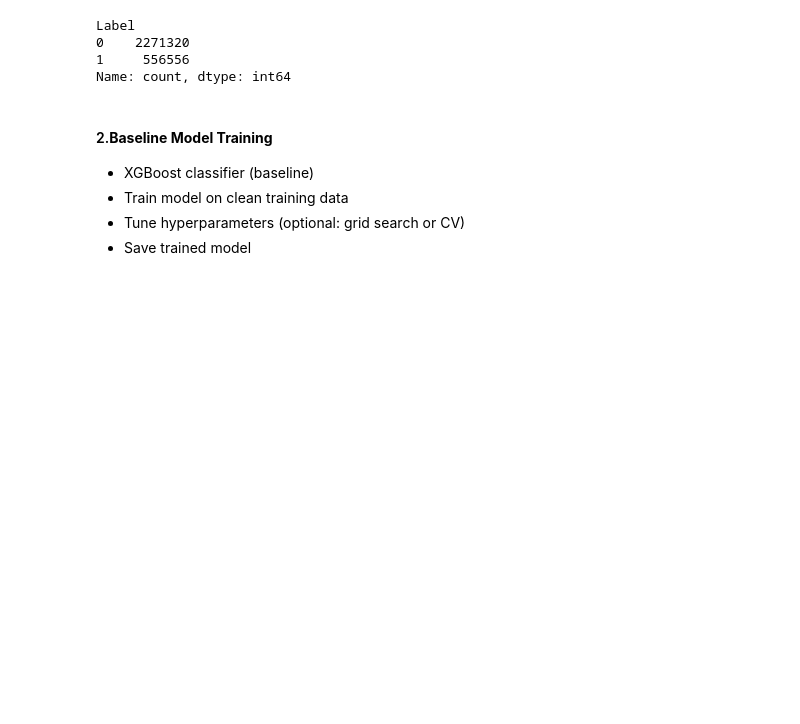
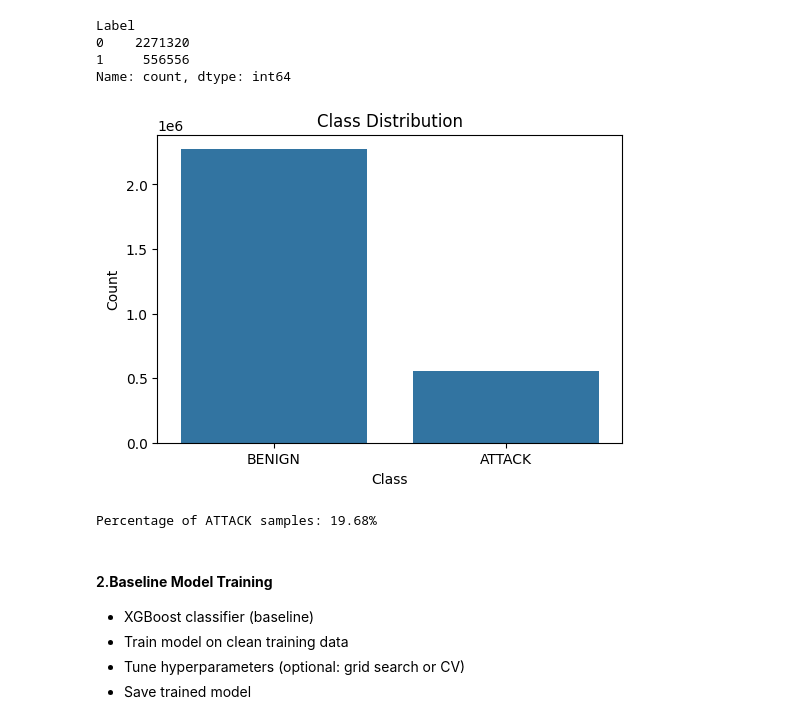
Before and after one commit to Karamoko27/ELG5271-Project-Adaptive-and-Failure-Aware-Adversarial-Defense-for-ML-Based-IDS, a Jupyter notebook: nids.ipynb, the cells around one changed output. Cells and saved outputs as stored; diff of their text form; code cells hidden in the pictures; blank space fills up the shorter version.

```diff
--- a/nids.ipynb
+++ b/nids.ipynb
@@ -160,6 +160,23 @@ X_train, X_test, y_train, y_test = train_test_split(X, y, test_size=0.2, random_
 scaler = StandardScaler()
 X_train_scaled = scaler.fit_transform(X_train)
 X_test_scaled = scaler.transform(X_test)
+# %%
+# Dataset exploration
+# Class distribution
+plt.figure(figsize=(6, 4))
+sns.countplot(x='Label', data=data)
+plt.title('Class Distribution')
+plt.xlabel('Class')
+plt.ylabel('Count')
+plt.xticks([0, 1], ['BENIGN', 'ATTACK'])
+plt.show()
+
+# Attack percentage
+attack_percentage = data['Label'].mean() * 100
+print(f"Percentage of ATTACK samples: {attack_percentage:.2f}%")
+# %% [output]
+[figure, added]
+Percentage of ATTACK samples: 19.68%
 # %% [markdown]
 #### 2.**Baseline Model Training**
 - XGBoost classifier (baseline)
```
Also changed, not shown: parts of 6 cells of this notebook.
